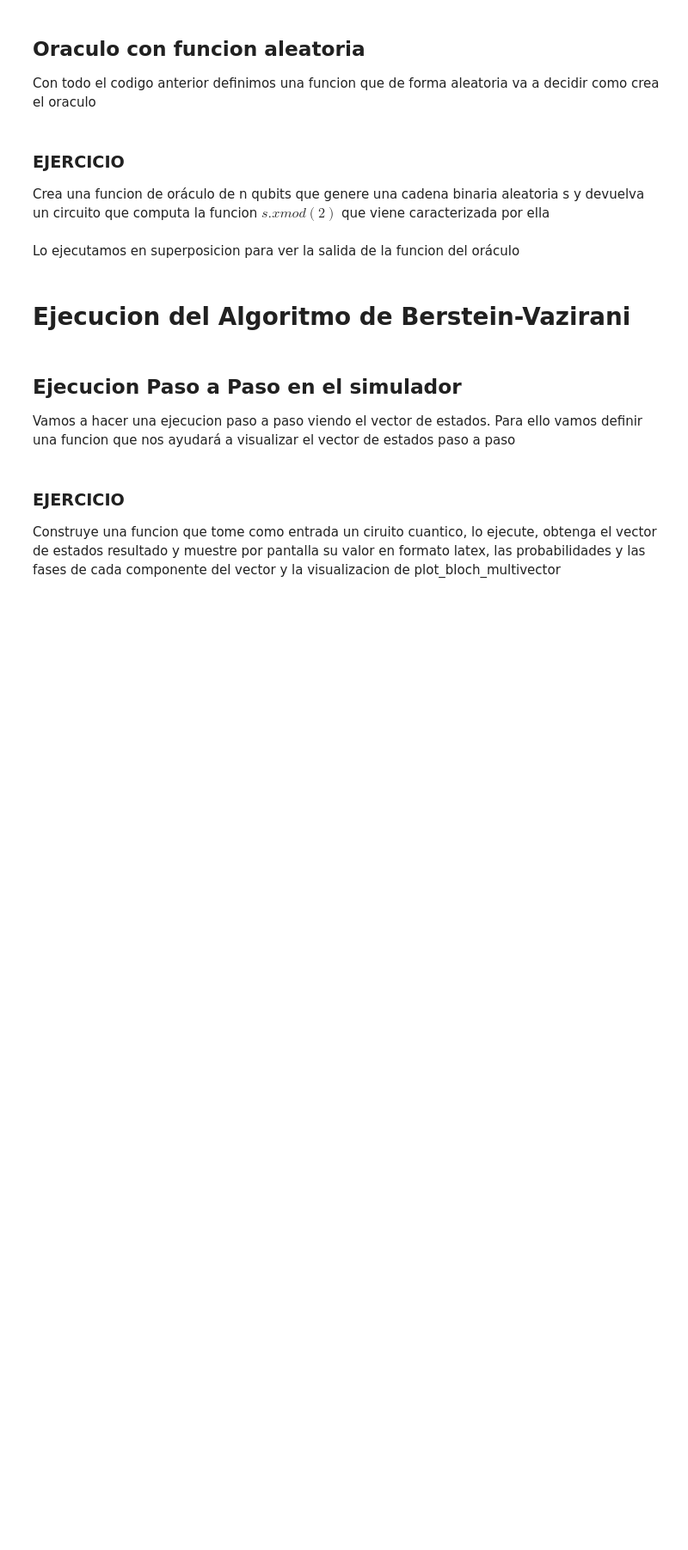
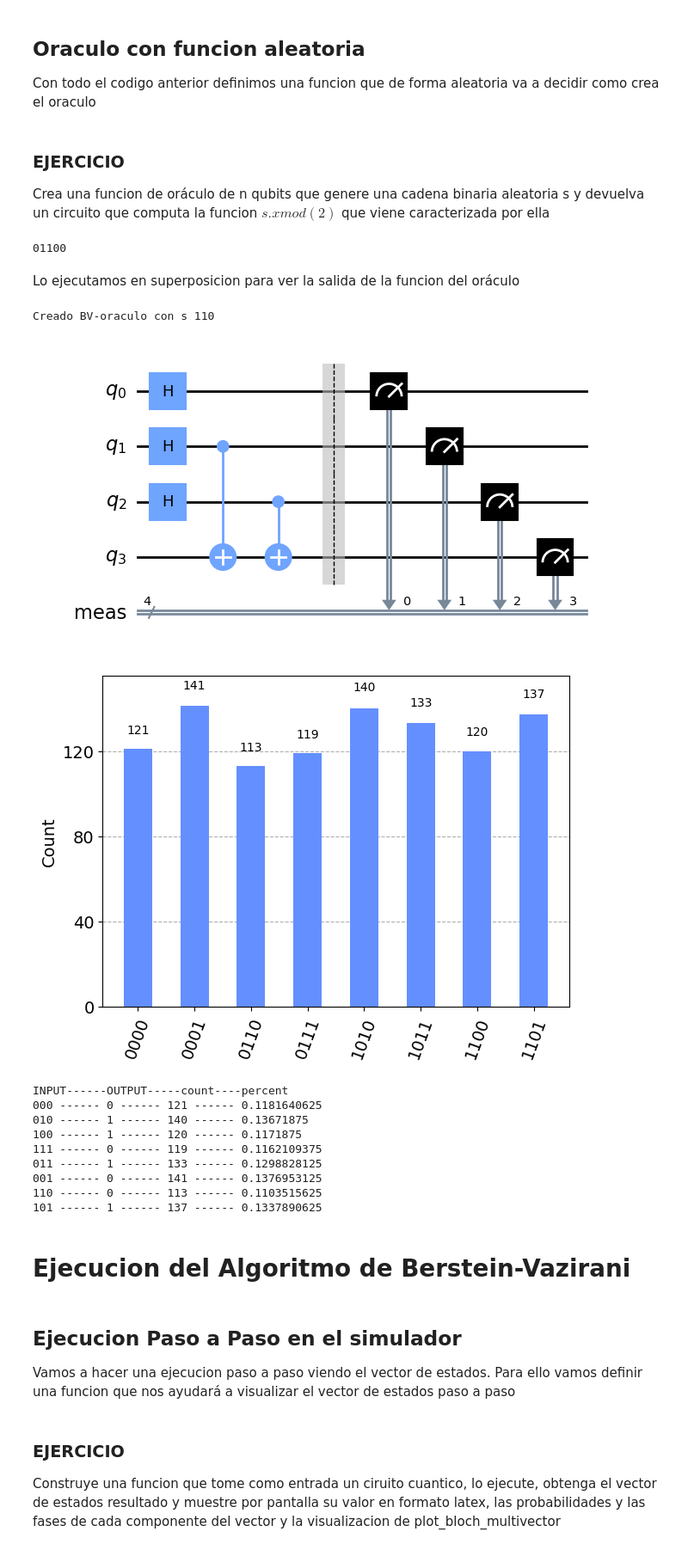
Before and after one commit to Mariomc10/AlgoritmosCuanticos, a Jupyter notebook: 07_Berstein-Vazirani.ipynb, the cells around one changed output. Shown at 86% size. Saved outputs shown, nothing was run; the diff lists cells and outputs as text; code cells hidden in the pictures; blank space fills up the shorter version.

```diff
--- a/07_Berstein-Vazirani.ipynb
+++ b/07_Berstein-Vazirani.ipynb
@@ -155,6 +168,13 @@ Con todo el codigo anterior definimos una funcion que de forma aleatoria va a de
 Crea una funcion de oráculo de n qubits que genere una cadena binaria aleatoria s y devuelva un circuito que computa la funcion $s.xmod(2)$ que viene caracterizada por ella
 # %%
 #crea una cadena aleatoria s de longitud n bits
+def random_bin_str(n):
+    return format(np.random.randint(2**n),f'0{n}b')
+
+s = random_bin_str(5)
+print(s)
+# %% [output]
+01100
 # %%
 ### HACER LA FUNCION
 
@@ -162,14 +182,18 @@ def bv_oracle(n):
     #La funcion crea un objeto de QuantumCircuit y lo devuelve
     #El circuito del oraculo tiene n qubit de entrada y uno de salida -> en total n+1 qubits
 
-    oracle_qc =
+    oracle_qc = QuantumCircuit(n+1)
 
     #crea una cadena aleatoria s de longitud n bits
-    s=
+    s = random_bin_str(n)
     print('Creado BV-oraculo con s',s)
 
     #Crea el oraculo
-
+    num = 0
+    for ind in s[::-1]:
+        if ind=='1':
+            oracle_qc.cx(num,n)
+        num += 1
 
     oracle_qc.name = 'BV-Oracle' #to show in the display circuit
     return oracle_qc
@@ -178,24 +202,42 @@ Lo ejecutamos en superposicion para ver la salida de la funcion del oráculo
 # %%
 #Creamos un circuito de n qubits+1
 n=3
-circuit =
+circuit = QuantumCircuit(n+1)
 
 #ponemos los qubits de entrada en superposicion
-
+circuit.h(range(n))
 
 # Le añadimos el oráculo con funcion aleatoria -> Utilizar el metodo.compose de la clase QuantumCircuit -> recordar el parametro inplace del metodo
+circuit.compose(bv_oracle(n),inplace=True)
 
 #ponemos las puertas de medida
-
+circuit.measure_all()
 
 #Mostramos el circuito
+display(circuit.draw("mpl"))
 
-
-backend = Aer.get_backend('aer_simulator')
+backend = Aer.get_backend("aer_simulator")
+transpiled_circ = transpile(circuits=circuit,backend=backend)
+job = backend.run(transpiled_circ).result()
 
 #mostramos histograma resultado
+display(plot_histogram(job.get_counts()))
 
 #mostramos la ejecucion de la funcion en binario
+count_to_digital_values(job.get_counts())
+# %% [output]
+Creado BV-oraculo con s 110
+[figure, added]
+[figure, added]
+INPUT------OUTPUT-----count----percent
+000 ------ 0 ------ 121 ------ 0.1181640625
+010 ------ 1 ------ 140 ------ 0.13671875
+100 ------ 1 ------ 120 ------ 0.1171875
+111 ------ 0 ------ 119 ------ 0.1162109375
+011 ------ 1 ------ 133 ------ 0.1298828125
+001 ------ 0 ------ 141 ------ 0.1376953125
+110 ------ 0 ------ 113 ------ 0.1103515625
+101 ------ 1 ------ 137 ------ 0.1337890625
 # %% [markdown]
 # Ejecucion del Algoritmo de Berstein-Vazirani
 # %% [markdown]
```
Also changed, not shown: parts of 8 cells of this notebook, 1 other file.
